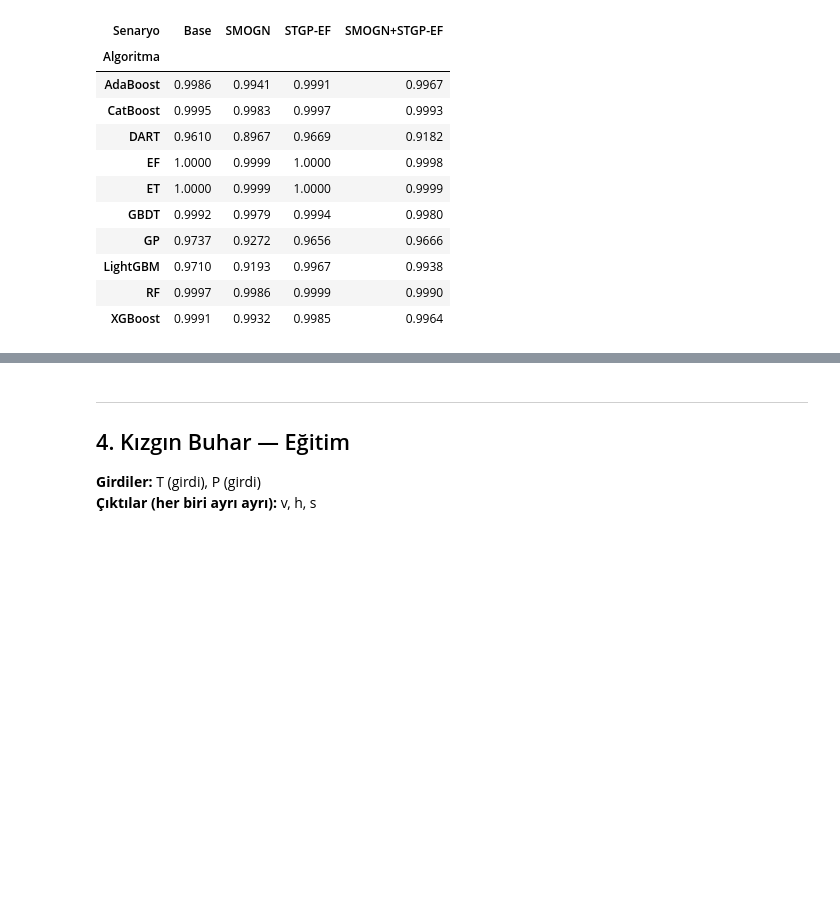
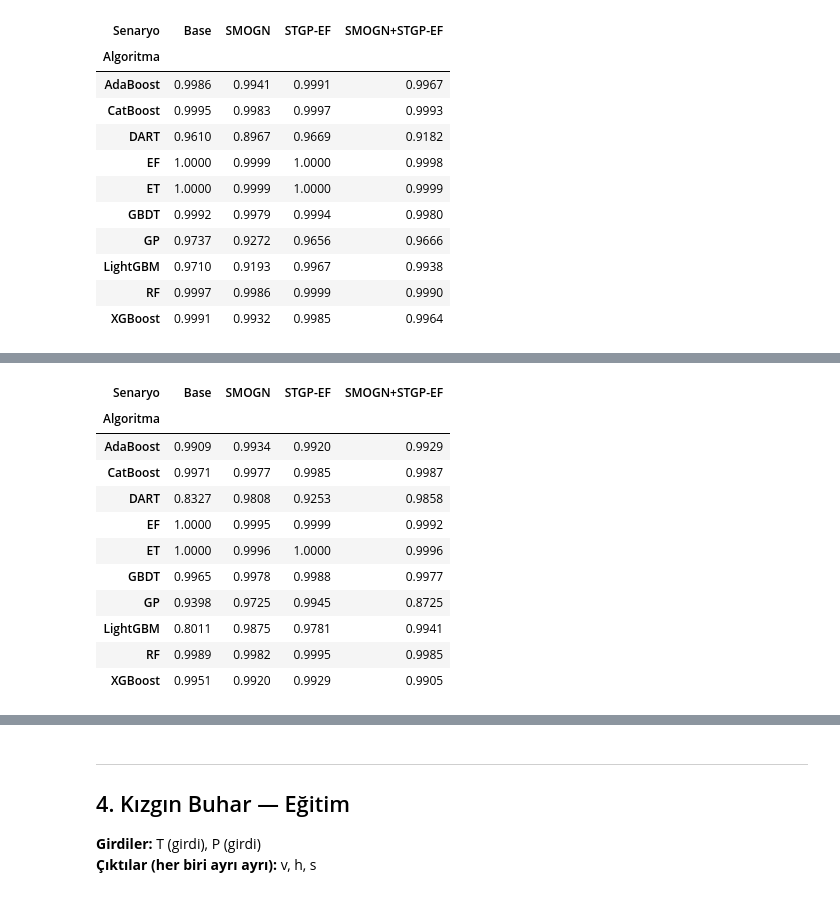
Before and after one commit to suleymangzy/Data-Engineering, a Jupyter notebook: Model_Training.ipynb, the cells around one changed output, grey strips where cells are left out. Saved outputs shown, nothing was run; the diff lists cells and outputs as text; code cells hidden in the pictures; blank space fills up the shorter version.

```diff
--- a/Model_Training.ipynb
+++ b/Model_Training.ipynb
@@ -286,0 +288,15 @@ target_summary(df_doymus_results, 'P(çıktı)')
+# %%
+target_summary(df_doymus_results, 'v buhar (çıktı)')
+# %% [output]
+| Senaryo | Base | SMOGN | STGP-EF | SMOGN+STGP-EF |
+| Algoritma |  |  |  |  |
+| AdaBoost | 0.9909 | 0.9934 | 0.9920 | 0.9929 |
+| CatBoost | 0.9971 | 0.9977 | 0.9985 | 0.9987 |
+| DART | 0.8327 | 0.9808 | 0.9253 | 0.9858 |
+| EF | 1.0000 | 0.9995 | 0.9999 | 0.9992 |
+| ET | 1.0000 | 0.9996 | 1.0000 | 0.9996 |
+| GBDT | 0.9965 | 0.9978 | 0.9988 | 0.9977 |
+| GP | 0.9398 | 0.9725 | 0.9945 | 0.8725 |
+| LightGBM | 0.8011 | 0.9875 | 0.9781 | 0.9941 |
+| RF | 0.9989 | 0.9982 | 0.9995 | 0.9985 |
+| XGBoost | 0.9951 | 0.9920 | 0.9929 | 0.9905 |
```
Also changed, not shown: parts of 24 cells of this notebook, 5 other files.
